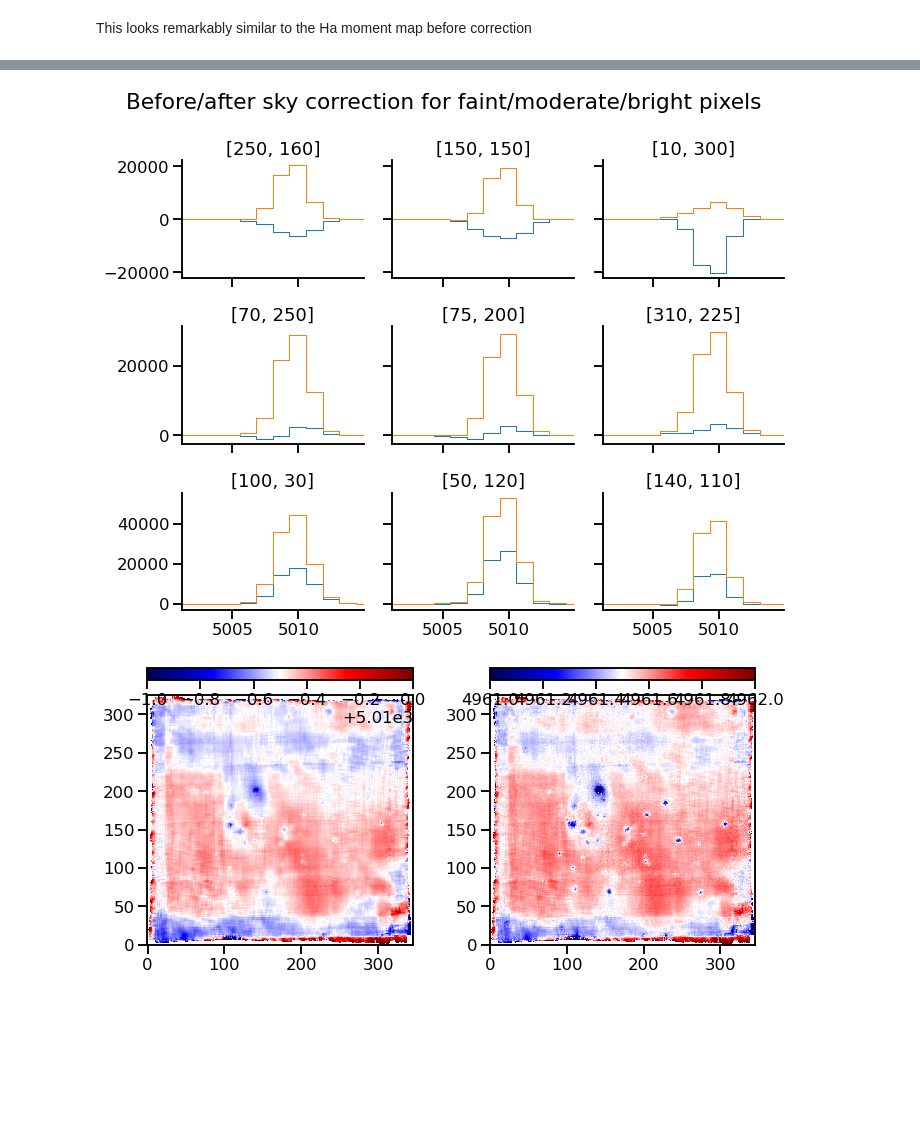
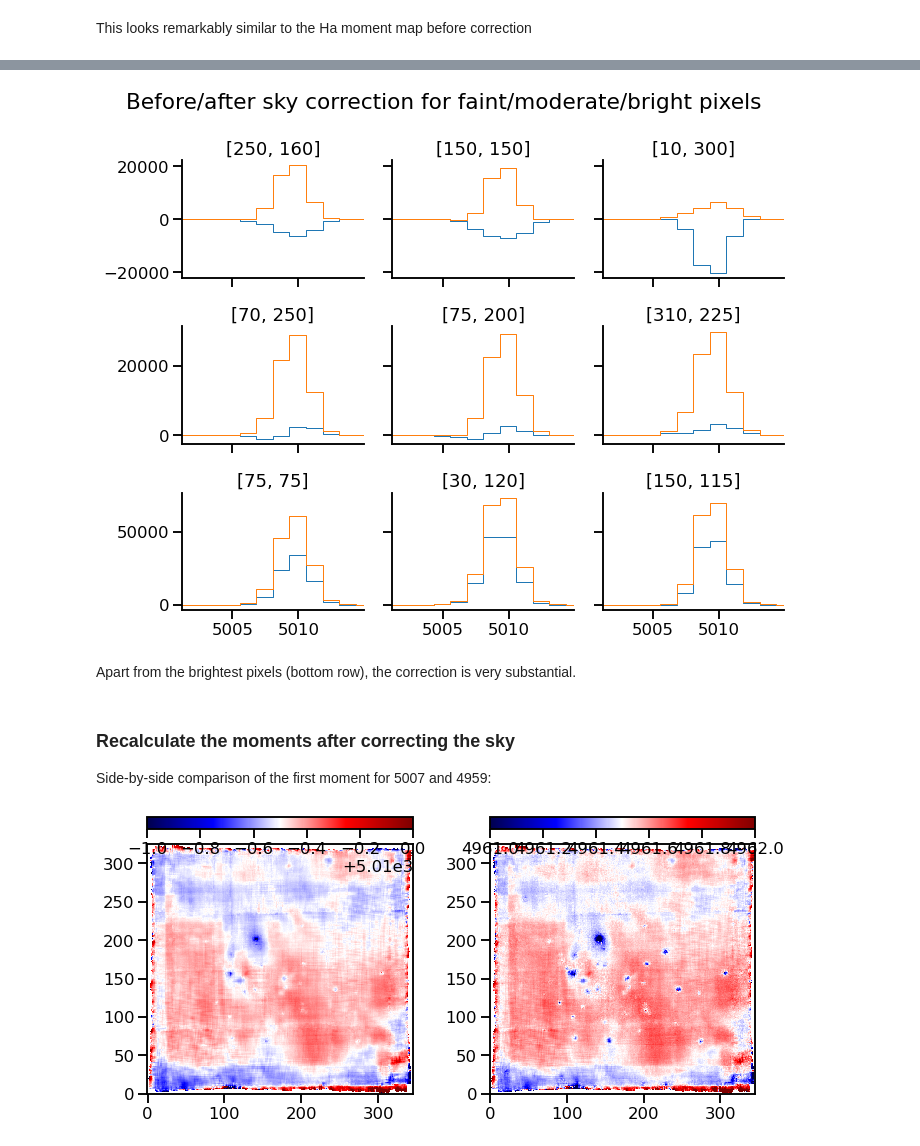
Before and after one commit to will-henney/muse-hii-regions, a Jupyter notebook: notebooks/03-01-oiii-moment-maps.ipynb, the cells around one changed output, grey strips where cells are left out. Saved outputs shown, nothing was run; the diff lists cells and outputs as text; code cells hidden in the pictures; blank space fills up the shorter version.

```diff
--- a/notebooks/03-01-oiii-moment-maps.ipynb
+++ b/notebooks/03-01-oiii-moment-maps.ipynb
@@ -181,27 +221,33 @@ sns.despine()
 # %%
 testpixels = [
     [250, 160], [150, 150], [10, 300],
     [70, 250], [75, 200], [310, 225],
-    [100, 30], [50, 120], [140, 110], #[180, 290],
+    [75, 75], [30, 120], [150, 115], #[180, 290],
 ]
 fig, axes = plt.subplots(
     3, 3,
     figsize=(10, 8),
     sharex=True,
     sharey="row",
 )
 for (j, i), ax in zip(testpixels, axes.flat):
     core5007[:, j, i].plot(ax=ax)
     (core5007[:, j, i] - skyspec5007).plot(ax=ax)
     ax.set(xlabel="", ylabel="")
     ax.set_title(f"[{j}, {i}]")
 fig.suptitle(
     "Before/after sky correction for faint/moderate/bright pixels"
 )
 sns.despine()
 fig.tight_layout();
 # %% [output]
-[figure, old version]
+[figure, new version]
+# %% [markdown]
+Apart from the brightest pixels (bottom row), the correction is very substantial.
+# %% [markdown]
+### Recalculate the moments after correcting the sky
+
+Side-by-side comparison of the first moment for 5007 and 4959:
 # %%
 mom5007 = find_moments(core5007 - skyspec5007)
 mom4959 = find_moments(core4959 - skyspec4959)
```
Also changed, not shown: parts of 25 cells of this notebook, 2 other files.
